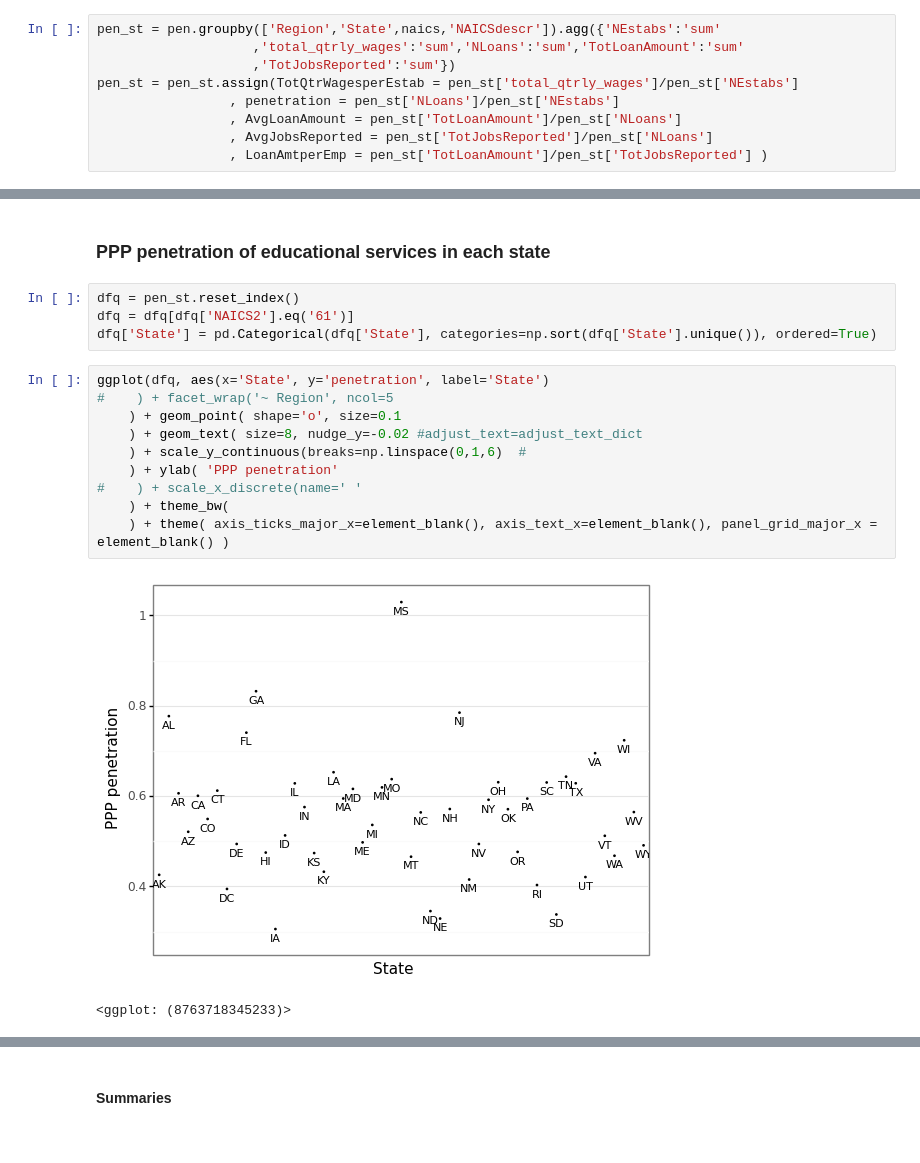
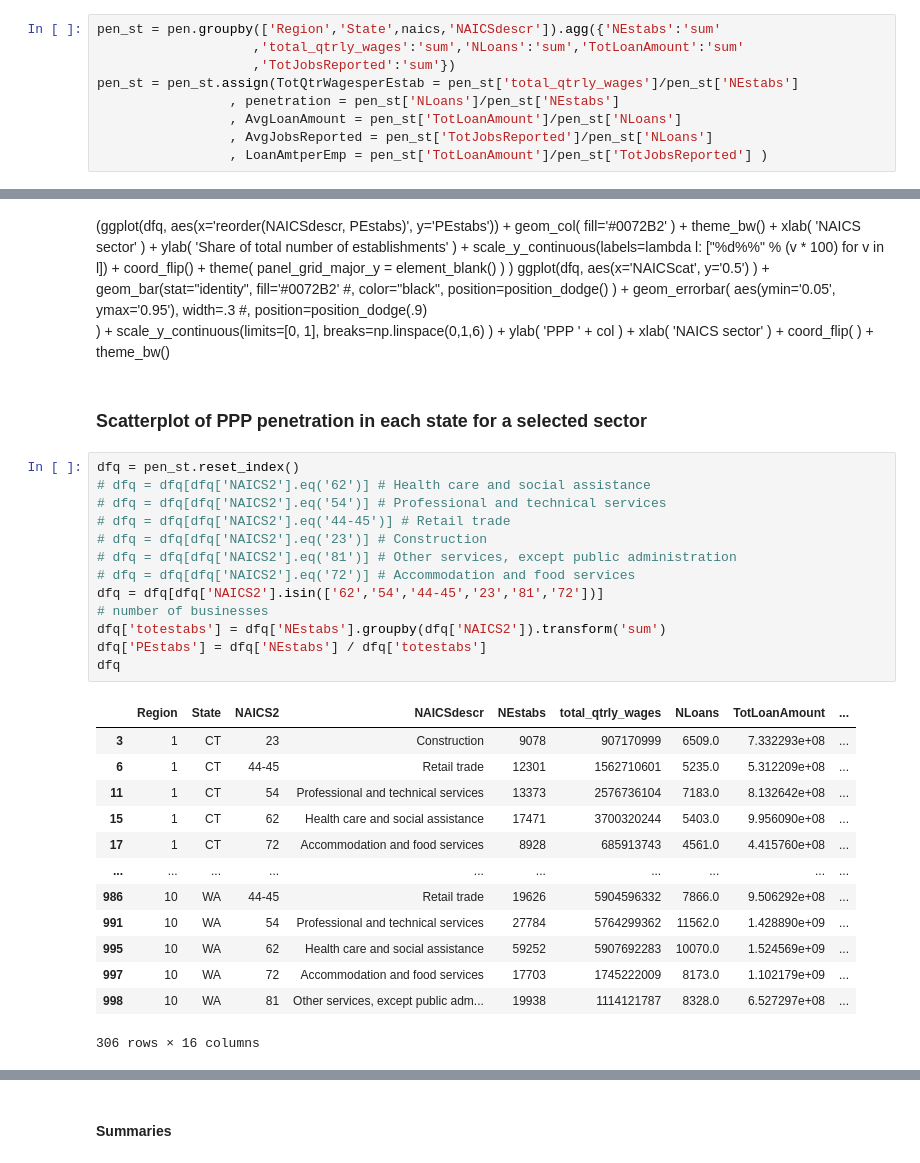
Before and after one commit to alexandrekl/FEMA_SBA_paper, a Jupyter notebook: SBA_paper_correl_NAICS2.ipynb, the cells around one changed output, grey strips where cells are left out. Drawn from its saved outputs; the diff is of its cells as text.

```diff
--- a/SBA_paper_correlations.ipynb
+++ b/SBA_paper_correl_NAICS2.ipynb
@@ -490,19 +479,47 @@ level_1                                    NAICSdescr      0.05       0.5  \
+# %% [markdown]
+(ggplot(dfq, aes(x='reorder(NAICSdescr, PEstabs)', y='PEstabs'))
+     + geom_col( fill='#0072B2' )
+     + theme_bw()
+     + xlab( 'NAICS sector' )
+     + ylab( 'Share of total number of establishments' )
+     + scale_y_continuous(labels=lambda l: ["%d%%" % (v * 100) for v in l])
+     + coord_flip()
+     + theme( panel_grid_major_y = element_blank() )
+)
+ggplot(dfq, aes(x='NAICScat', y='0.5')
+    ) + geom_bar(stat="identity", fill='#0072B2' #, color="black", position=position_dodge()
+    ) + geom_errorbar( aes(ymin='0.05', ymax='0.95'), width=.3 #, position=position_dodge(.9)\
+    ) + scale_y_continuous(limits=[0, 1], breaks=np.linspace(0,1,6)
+    ) + ylab( 'PPP ' + col
+    ) + xlab( 'NAICS sector'
+    ) + coord_flip(
+    ) + theme_bw()
 # %% [markdown]
-### PPP penetration of educational services in each state
+### Scatterplot of PPP penetration in each state for a selected sector
-# %%
-dfq = pen_st.reset_index()
-dfq = dfq[dfq['NAICS2'].eq('61')]
-dfq['State'] = pd.Categorical(dfq['State'], categories=np.sort(dfq['State'].unique()), ordered=True)
-# %%
-ggplot(dfq, aes(x='State', y='penetration', label='State')
-#    ) + facet_wrap('~ Region', ncol=5
-    ) + geom_point( shape='o', size=0.1
-    ) + geom_text( size=8, nudge_y=-0.02 #adjust_text=adjust_text_dict
-    ) + scale_y_continuous(breaks=np.linspace(0,1,6)  #
-    ) + ylab( 'PPP penetration'
-#    ) + scale_x_discrete(name=' '
-    ) + theme_bw(
-    ) + theme( axis_ticks_major_x=element_blank(), axis_text_x=element_blank(), panel_grid_major_x = element_blank() )
-# %% [output]
-[figure, removed]
-<ggplot: (8763718345233)>
+# %%
+dfq = pen_st.reset_index()
+# dfq = dfq[dfq['NAICS2'].eq('62')] # Health care and social assistance
+# dfq = dfq[dfq['NAICS2'].eq('54')] # Professional and technical services
+# dfq = dfq[dfq['NAICS2'].eq('44-45')] # Retail trade
+# dfq = dfq[dfq['NAICS2'].eq('23')] # Construction
+# dfq = dfq[dfq['NAICS2'].eq('81')] # Other services, except public administration
+# dfq = dfq[dfq['NAICS2'].eq('72')] # Accommodation and food services
+dfq = dfq[dfq['NAICS2'].isin(['62','54','44-45','23','81','72'])]
+# number of businesses
+dfq['totestabs'] = dfq['NEstabs'].groupby(dfq['NAICS2']).transform('sum')
+dfq['PEstabs'] = dfq['NEstabs'] / dfq['totestabs']
+dfq
+# %% [output]
+|  | Region | State | NAICS2 | NAICSdescr | NEstabs | total_qtrly_wages | NLoans | TotLoanAmount | ... |
+| 3 | 1 | CT | 23 | Construction | 9078 | 907170999 | 6509.0 | 7.332293e+08 | ... |
+| 6 | 1 | CT | 44-45 | Retail trade | 12301 | 1562710601 | 5235.0 | 5.312209e+08 | ... |
+| 11 | 1 | CT | 54 | Professional and technical services | 13373 | 2576736104 | 7183.0 | 8.132642e+08 | ... |
+| 15 | 1 | CT | 62 | Health care and social assistance | 17471 | 3700320244 | 5403.0 | 9.956090e+08 | ... |
+| 17 | 1 | CT | 72 | Accommodation and food services | 8928 | 685913743 | 4561.0 | 4.415760e+08 | ... |
+| ... | ... | ... | ... | ... | ... | ... | ... | ... | ... |
+| 986 | 10 | WA | 44-45 | Retail trade | 19626 | 5904596332 | 7866.0 | 9.506292e+08 | ... |
+| 991 | 10 | WA | 54 | Professional and technical services | 27784 | 5764299362 | 11562.0 | 1.428890e+09 | ... |
+| 995 | 10 | WA | 62 | Health care and social assistance | 59252 | 5907692283 | 10070.0 | 1.524569e+09 | ... |
+| 997 | 10 | WA | 72 | Accommodation and food services | 17703 | 1745222009 | 8173.0 | 1.102179e+09 | ... |
+| 998 | 10 | WA | 81 | Other services, except public adm... | 19938 | 1114121787 | 8328.0 | 6.527297e+08 | ... |
+306 rows × 16 columns
```
Also changed, not shown: parts of 10 cells of this notebook, 3 other files.
